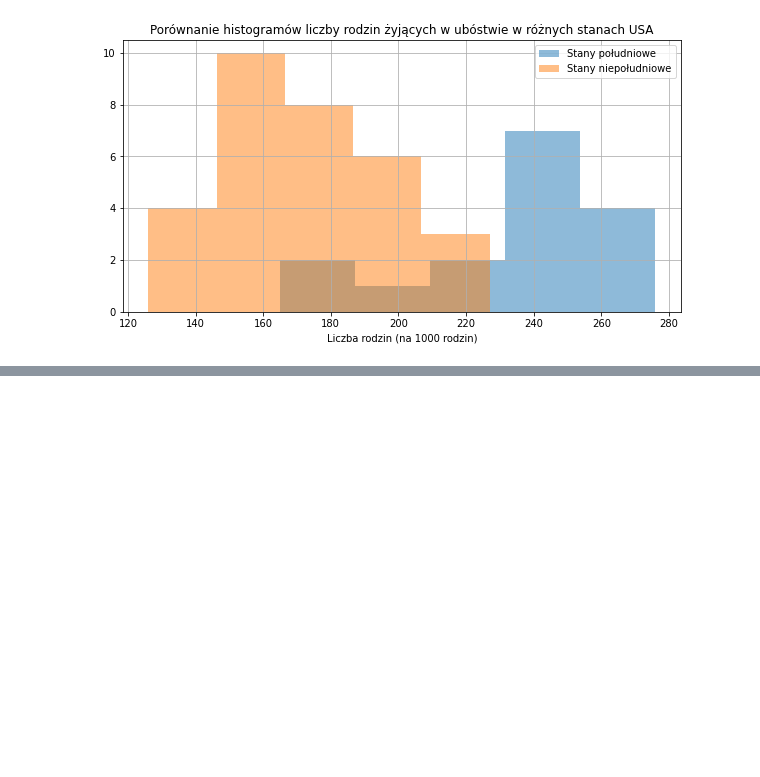
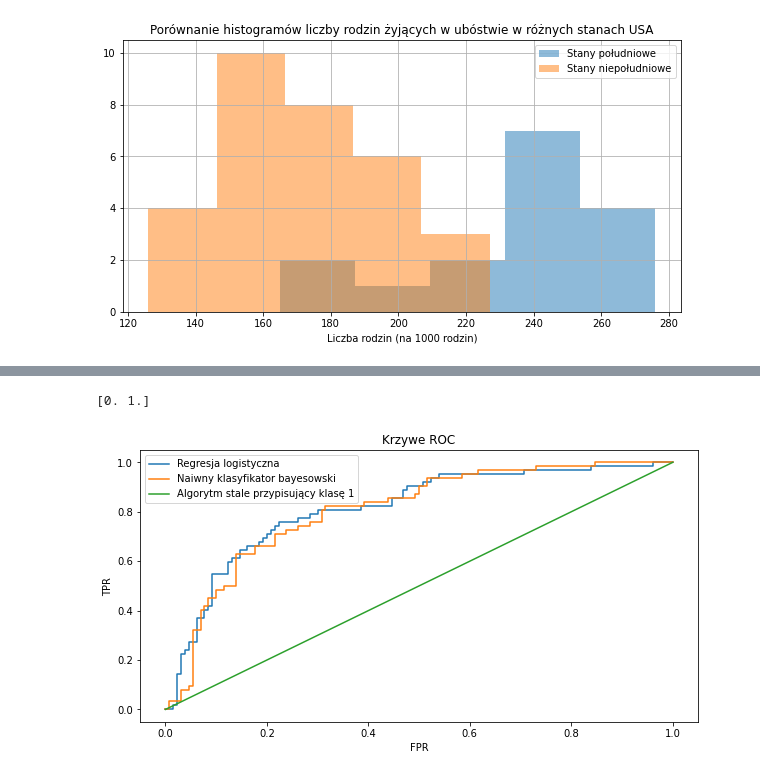
Before and after one commit to Daer7/SADM, a Jupyter notebook: SADM.ipynb, the cells around one changed output, grey strips where cells are left out. Cells and saved outputs as stored; diff of their text form; code cells hidden in the pictures; blank space fills up the shorter version.

```diff
--- a/SADM.ipynb
+++ b/SADM.ipynb
@@ -353,0 +602,21 @@ plt.show()
+# %%
+from sklearn.naive_bayes import GaussianNB
+y_pos_class_probab_GNB = GaussianNB().fit(X_train, y_train).predict_proba(X_test)[:, 1] # naiwny Bayes
+
+y_const_probab = np.ones_like(y_test) # przewiduje pozytywną klasę z prawdopodobieństwem 1
+
+fprLR, tprLR, _ = skm.roc_curve(y_test, y_pos_class_probab_LR)
+fprGNB, tprGNB, _ = skm.roc_curve(y_test, y_pos_class_probab_GNB)
+fpr_const, tpr_const, _ = skm.roc_curve(y_test, y_const_probab)
+print(tpr_const)
+plt.plot(fprLR, tprLR, label="Regresja logistyczna")
+plt.plot(fprGNB, tprGNB, label="Naiwny klasyfikator bayesowski")
+plt.plot(fpr_const, tpr_const, label="Algorytm stale przypisujący klasę 1")
+plt.legend()
+plt.title("Krzywe ROC")
+plt.xlabel("FPR")
+plt.ylabel("TPR")
+plt.show()
+# %% [output]
+[0. 1.]
+[figure, added]
```
Also changed, not shown: parts of 35 cells of this notebook, 3 other files.
